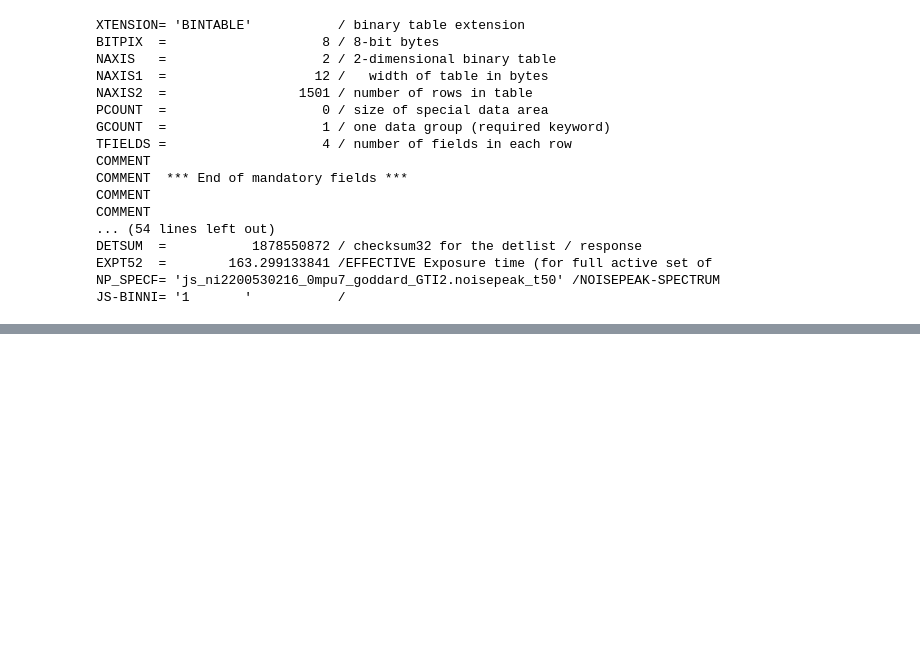
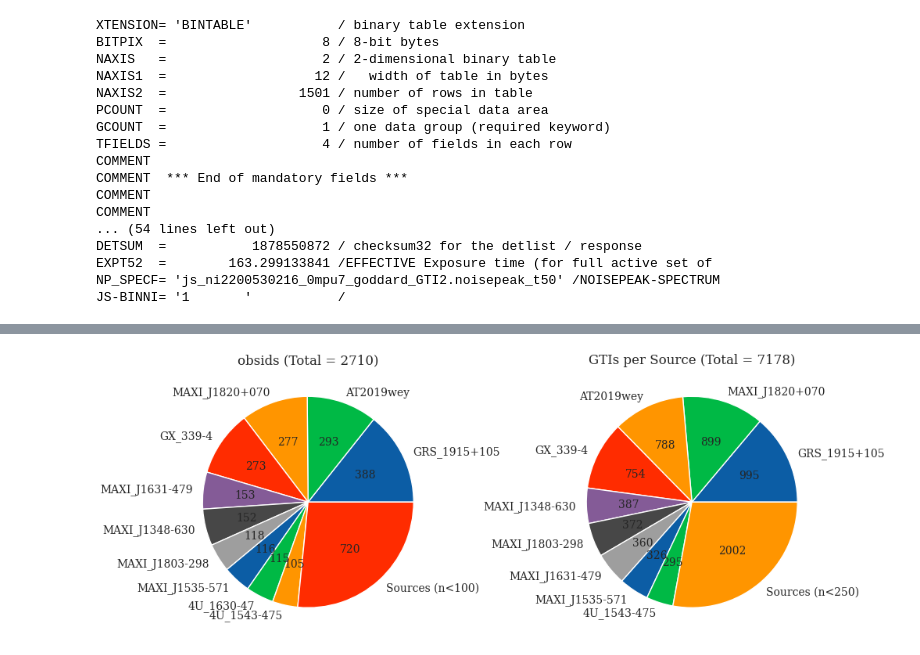
Before and after one commit to thissop/AGN-UMAP, a Jupyter notebook: code/monthly/mar2024/wk4/data-selection/temp.ipynb, the cells around one changed output, grey strips where cells are left out. Saved outputs shown, nothing was run; the diff lists cells and outputs as text; code cells hidden in the pictures; blank space fills up the shorter version.

```diff
--- a/code/monthly/mar2024/wk4/data-selection/temp.ipynb
+++ b/code/monthly/mar2024/wk4/data-selection/temp.ipynb
@@ -3,6 +3,11 @@ import numpy as np
 import pandas as pd
 import matplotlib.pyplot as plt
 from astropy.io import fits
+import os
+from tqdm import tqdm
+import seaborn as sns
+
+sns.set_theme()
 # %%
 spec_file = '/Users/yaroslav/Downloads/thaddaeus_delivery/2200530216/jspipe/js_ni2200530216_0mpu7_goddard_GTI2.jsgrp'
 
@@ -42,0 +121,7 @@ data['CHANNEL'], data['E_MIN'], data['E_MAX']
+# %%
+df = pd.DataFrame()
+df['source'] = source_list
+df['obsid'] = obsids
+df['gti_count'] = gti_counts
+
+df
@@ -42,0 +142,44 @@ data['CHANNEL'], data['E_MIN'], data['E_MAX']
+# %%
+fig, axs = plt.subplots(1, 2, figsize = (10, 4))
+
+source_set = np.unique(df['source'])
+source_counts = np.array([len(np.where(source_list==source)[0]) for source in source_set])
+count_cutoff = 100
+other_sources_mask = source_counts < count_cutoff
+other_sources_count = np.sum(source_counts[other_sources_mask])
+filtered_source_set = source_set[~other_sources_mask]
+filtered_source_counts = source_counts[~other_sources_mask]
+
+idx = np.argsort(filtered_source_counts)[::-1]
+
+def absolute_value(val):
+    a  = int(np.round(val/100.*np.append(filtered_source_counts, other_sources_count).sum(), 0))
+    return a
+
+other_sources_mask = source_counts < count_cutoff
+other_sources_count = np.sum(source_counts[other_sources_mask])
+filtered_source_set = source_set[~other_sources_mask]
+filtered_source_counts = source_counts[~other_sources_mask]
+idx = np.argsort(filtered_source_counts)[::-1]
+
+axs[0].pie(np.append(filtered_source_counts[idx], [other_sources_count]), labels=np.append(filtered_source_set[idx], [f'Sources (n<{count_cutoff})']),
+           textprops={'size': 'smaller'}, autopct=absolute_value)
+axs[0].set(title=f'obsids (Total = {np.sum(filtered_source_counts)+np.sum(other_sources_count)})')
+
+source_set = np.unique(df['source'])
+source_counts = np.array([np.sum(gti_counts[np.where(source_list==source)[0]]) for source in source_set])
+count_cutoff = 250
+other_sources_mask = source_counts < count_cutoff
+other_sources_count = np.sum(source_counts[other_sources_mask])
+filtered_source_set = source_set[~other_sources_mask]
+filtered_source_counts = source_counts[~other_sources_mask]
+idx = np.argsort(filtered_source_counts)[::-1]
+
+axs[1].pie(np.append(filtered_source_counts[idx], [other_sources_count]), labels=np.append(filtered_source_set[idx], [f'Sources (n<{count_cutoff})']),
+           textprops={'size': 'smaller'}, autopct=absolute_value)
+
+axs[1].set(title=f'GTIs per Source (Total = {np.sum(filtered_source_counts)+np.sum(other_sources_count)})')
+
+fig.tight_layout()
+# %% [output]
+[figure, added]
```
Also changed, not shown: parts of 7 cells of this notebook, 4 other files.
